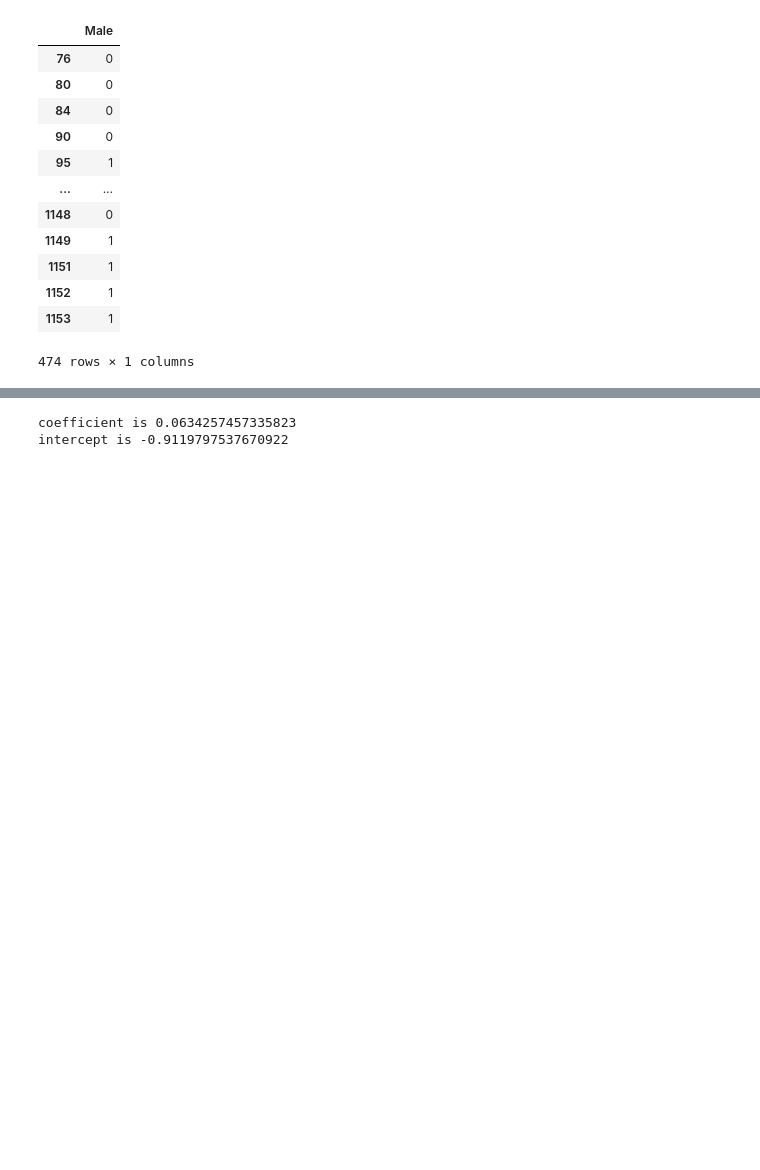
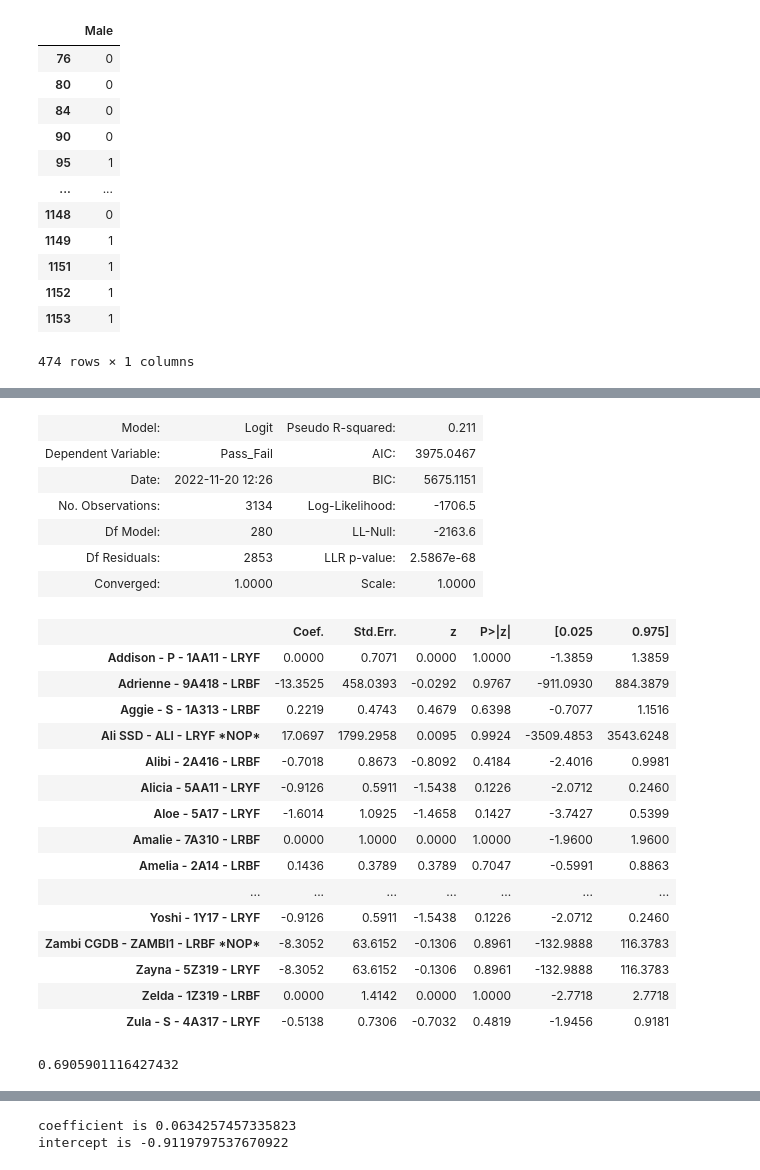
Before and after one commit to Julianna-Castlegrant/info2950-group-proj, a Jupyter notebook: finalproject/dogdata.ipynb, the cells around one changed output, grey strips where cells are left out. Drawn from its saved outputs; the diff is of its cells as text; code cells hidden in the pictures; blank space fills up the shorter version.

```diff
--- a/finalproject/dogdata.ipynb
+++ b/finalproject/dogdata.ipynb
@@ -1758,0 +1501,33 @@ intercept is -0.14956203115077923
+# %%
+results_logit.summary2()
+# %% [output]
+| Model: | Logit | Pseudo R-squared: | 0.211 |
+| Dependent Variable: | Pass_Fail | AIC: | 3975.0467 |
+| Date: | 2022-11-20 12:26 | BIC: | 5675.1151 |
+| No. Observations: | 3134 | Log-Likelihood: | -1706.5 |
+| Df Model: | 280 | LL-Null: | -2163.6 |
+| Df Residuals: | 2853 | LLR p-value: | 2.5867e-68 |
+| Converged: | 1.0000 | Scale: | 1.0000 |
+|  | Coef. | Std.Err. | z | P>|z| | [0.025 | 0.975] |
+| Addison - P - 1AA11 - LRYF | 0.0000 | 0.7071 | 0.0000 | 1.0000 | -1.3859 | 1.3859 |
+| Adrienne - 9A418 - LRBF | -13.3525 | 458.0393 | -0.0292 | 0.9767 | -911.0930 | 884.3879 |
+| Aggie - S - 1A313 - LRBF | 0.2219 | 0.4743 | 0.4679 | 0.6398 | -0.7077 | 1.1516 |
+| Ali SSD - ALI - LRYF *NOP* | 17.0697 | 1799.2958 | 0.0095 | 0.9924 | -3509.4853 | 3543.6248 |
+| Alibi - 2A416 - LRBF | -0.7018 | 0.8673 | -0.8092 | 0.4184 | -2.4016 | 0.9981 |
+| Alicia - 5AA11 - LRYF | -0.9126 | 0.5911 | -1.5438 | 0.1226 | -2.0712 | 0.2460 |
+| Aloe - 5A17 - LRYF | -1.6014 | 1.0925 | -1.4658 | 0.1427 | -3.7427 | 0.5399 |
+| Amalie - 7A310 - LRBF | 0.0000 | 1.0000 | 0.0000 | 1.0000 | -1.9600 | 1.9600 |
+| Amelia - 2A14 - LRBF | 0.1436 | 0.3789 | 0.3789 | 0.7047 | -0.5991 | 0.8863 |
+| ... | ... | ... | ... | ... | ... | ... |
+| Yoshi - 1Y17 - LRYF | -0.9126 | 0.5911 | -1.5438 | 0.1226 | -2.0712 | 0.2460 |
+| Zambi CGDB - ZAMBI1 - LRBF *NOP* | -8.3052 | 63.6152 | -0.1306 | 0.8961 | -132.9888 | 116.3783 |
+| Zayna - 5Z319 - LRYF | -8.3052 | 63.6152 | -0.1306 | 0.8961 | -132.9888 | 116.3783 |
+| Zelda - 1Z319 - LRBF | 0.0000 | 1.4142 | 0.0000 | 1.0000 | -2.7718 | 2.7718 |
+| Zula - S - 4A317 - LRYF | -0.5138 | 0.7306 | -0.7032 | 0.4819 | -1.9456 | 0.9181 |
+# %%
+yhat_2 = results_logit.predict(dogs_test[dam_dummy.columns])
+prediction_2 = list(map(round, yhat_2))
+
+accuracy_score(dogs_test['Pass_Fail'], prediction_2)
+# %% [output]
+0.6905901116427432
```
Also changed, not shown: parts of 159 cells of this notebook.
